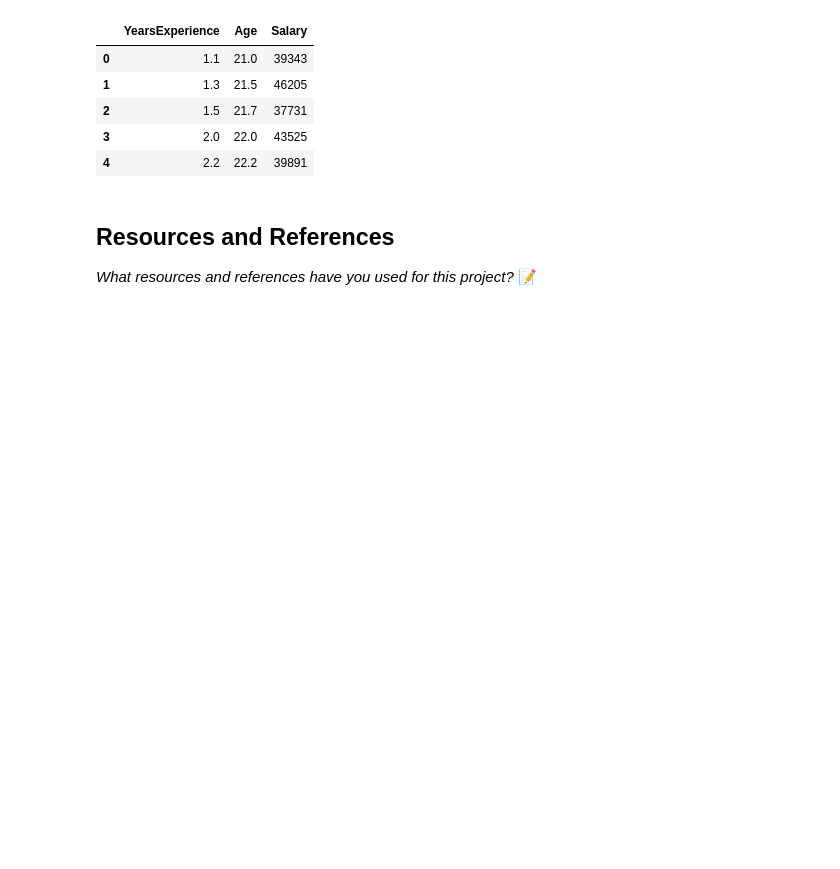
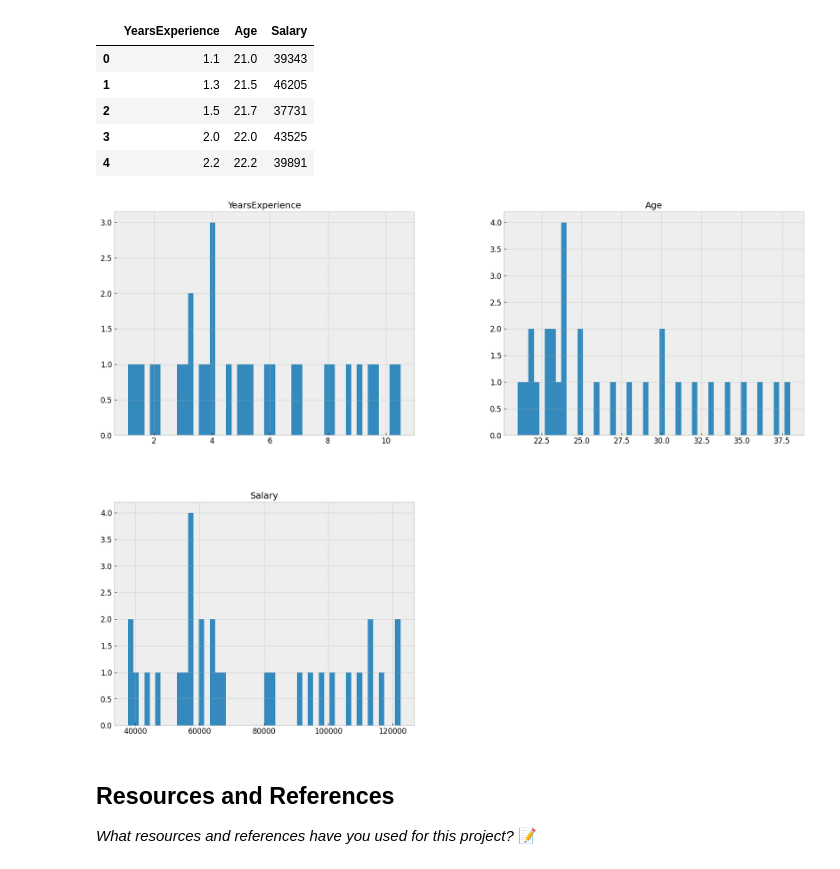
Before and after one commit to IT4063c-Spring23/final-project-dthapa1, a Jupyter notebook: source.ipynb, the cells around one changed output. Saved outputs shown, nothing was run; the diff lists cells and outputs as text; code cells hidden in the pictures; blank space fills up the shorter version.

Commit message:
histogram

```diff
--- a/source.ipynb
+++ b/source.ipynb
@@ -153,8 +153,8 @@ salaries_df.describe()
 | 75% | 1242.500000 | 10.000000 | 1.300000e+05 |
 | max | 1654.000000 | 56.000000 | 1.000000e+10 |
 # %%
-Salaries_data_df = pd.read_csv(r'C:\Users\diksh\Downloads\Salary_Data.csv')
-Salaries_data_df.head()
+salaries_data_df = pd.read_csv(r'C:\Users\diksh\Downloads\Salary_Data.csv')
+salaries_data_df.head()
 # %% [output]
 |  | YearsExperience | Age | Salary |
 | 0 | 1.1 | 21.0 | 39343 |
@@ -162,6 +162,11 @@ Salaries_data_df.head()
 | 2 | 1.5 | 21.7 | 37731 |
 | 3 | 2.0 | 22.0 | 43525 |
 | 4 | 2.2 | 22.2 | 39891 |
+# %%
+salaries_data_df.hist(bins=50, figsize=(20,15))
+plt.show()
+# %% [output]
+[figure, added]
 # %% [markdown]
 ## Resources and References
 *What resources and references have you used for this project?*
```
